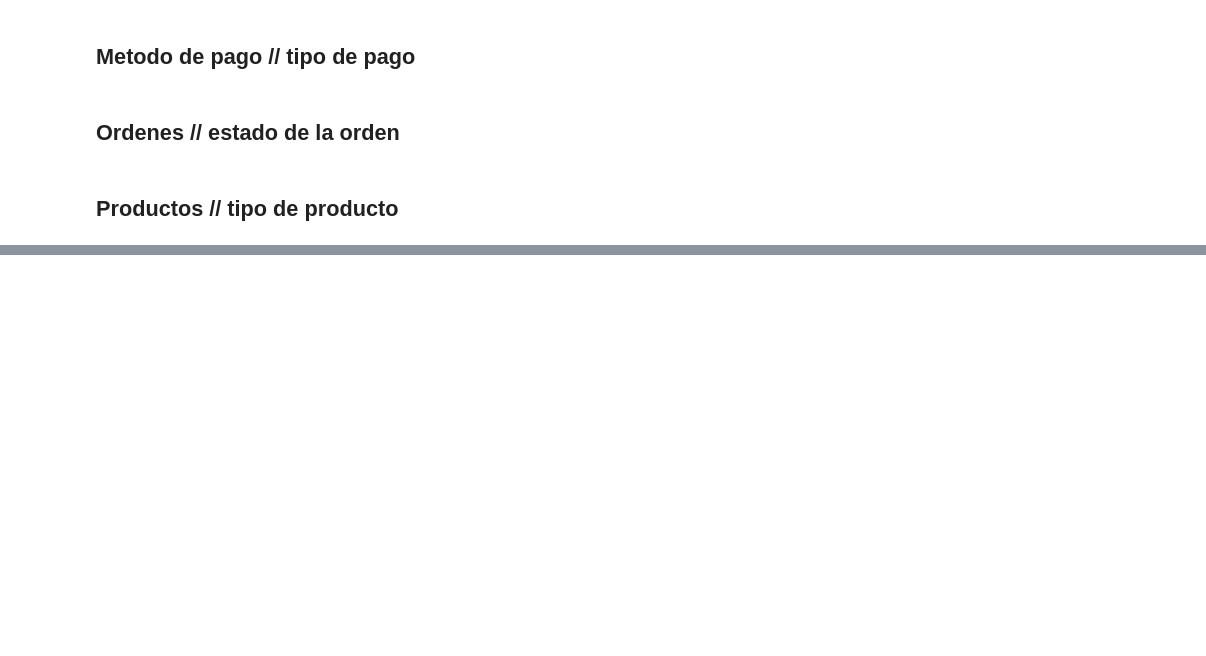
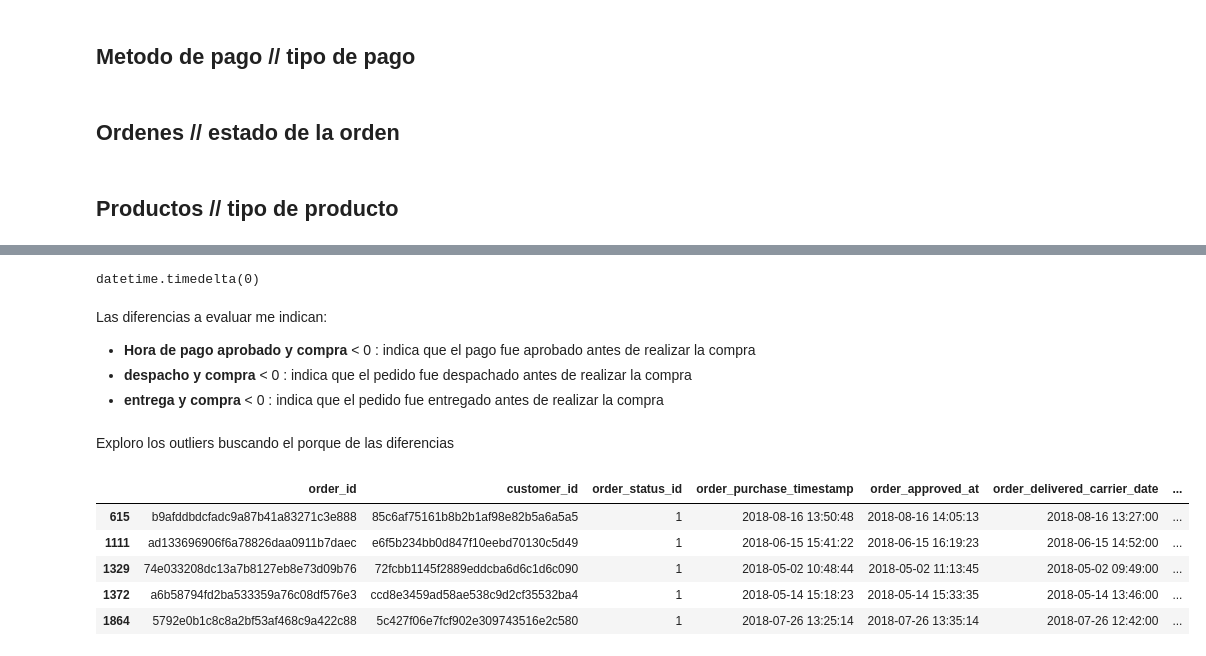
Before and after one commit to Grupo-10-DS/Data_Olist, a Jupyter notebook: etl_vane/ETL_vane.ipynb, the cells around one changed output, grey strips where cells are left out. Drawn from its saved outputs; the diff is of its cells as text; code cells hidden in the pictures; blank space fills up the shorter version.

```diff
--- a/etl_vane/ETL_vane.ipynb
+++ b/etl_vane/ETL_vane.ipynb
@@ -245,0 +320,11 @@ productos_tipo_producto(productos)
+# %%
+import datetime
+date= datetime.timedelta(days=0, seconds=0, microseconds=0, milliseconds=0, minutes=0, hours=0, weeks=0)
+date
+# %% [output]
+datetime.timedelta(0)
+# %% [markdown]
+Las diferencias a evaluar me indican:
+- **Hora de pago aprobado y compra**  < 0 : indica que el pago fue aprobado antes de realizar la compra
+- **despacho y compra** < 0 : indica que el  pedido fue despachado antes de realizar la compra
+- **entrega y compra**  < 0 : indica que el  pedido fue entregado antes de realizar la compra
@@ -245,0 +338,11 @@ productos_tipo_producto(productos)
+# %% [markdown]
+Exploro los outliers buscando el porque de las diferencias
+# %%
+ordenes_outliers_select.head()
+# %% [output]
+|  | order_id | customer_id | order_status_id | order_purchase_timestamp | order_approved_at | order_delivered_carrier_date | ... |
+| 615 | b9afddbdcfadc9a87b41a83271c3e888 | 85c6af75161b8b2b1af98e82b5a6a5a5 | 1 | 2018-08-16 13:50:48 | 2018-08-16 14:05:13 | 2018-08-16 13:27:00 | ... |
+| 1111 | ad133696906f6a78826daa0911b7daec | e6f5b234bb0d847f10eebd70130c5d49 | 1 | 2018-06-15 15:41:22 | 2018-06-15 16:19:23 | 2018-06-15 14:52:00 | ... |
+| 1329 | 74e033208dc13a7b8127eb8e73d09b76 | 72fcbb1145f2889eddcba6d6c1d6c090 | 1 | 2018-05-02 10:48:44 | 2018-05-02 11:13:45 | 2018-05-02 09:49:00 | ... |
+| 1372 | a6b58794fd2ba533359a76c08df576e3 | ccd8e3459ad58ae538c9d2cf35532ba4 | 1 | 2018-05-14 15:18:23 | 2018-05-14 15:33:35 | 2018-05-14 13:46:00 | ... |
+| 1864 | 5792e0b1c8c8a2bf53af468c9a422c88 | 5c427f06e7fcf902e309743516e2c580 | 1 | 2018-07-26 13:25:14 | 2018-07-26 13:35:14 | 2018-07-26 12:42:00 | ... |
```
Also changed, not shown: parts of 27 cells of this notebook, 4 other files.
